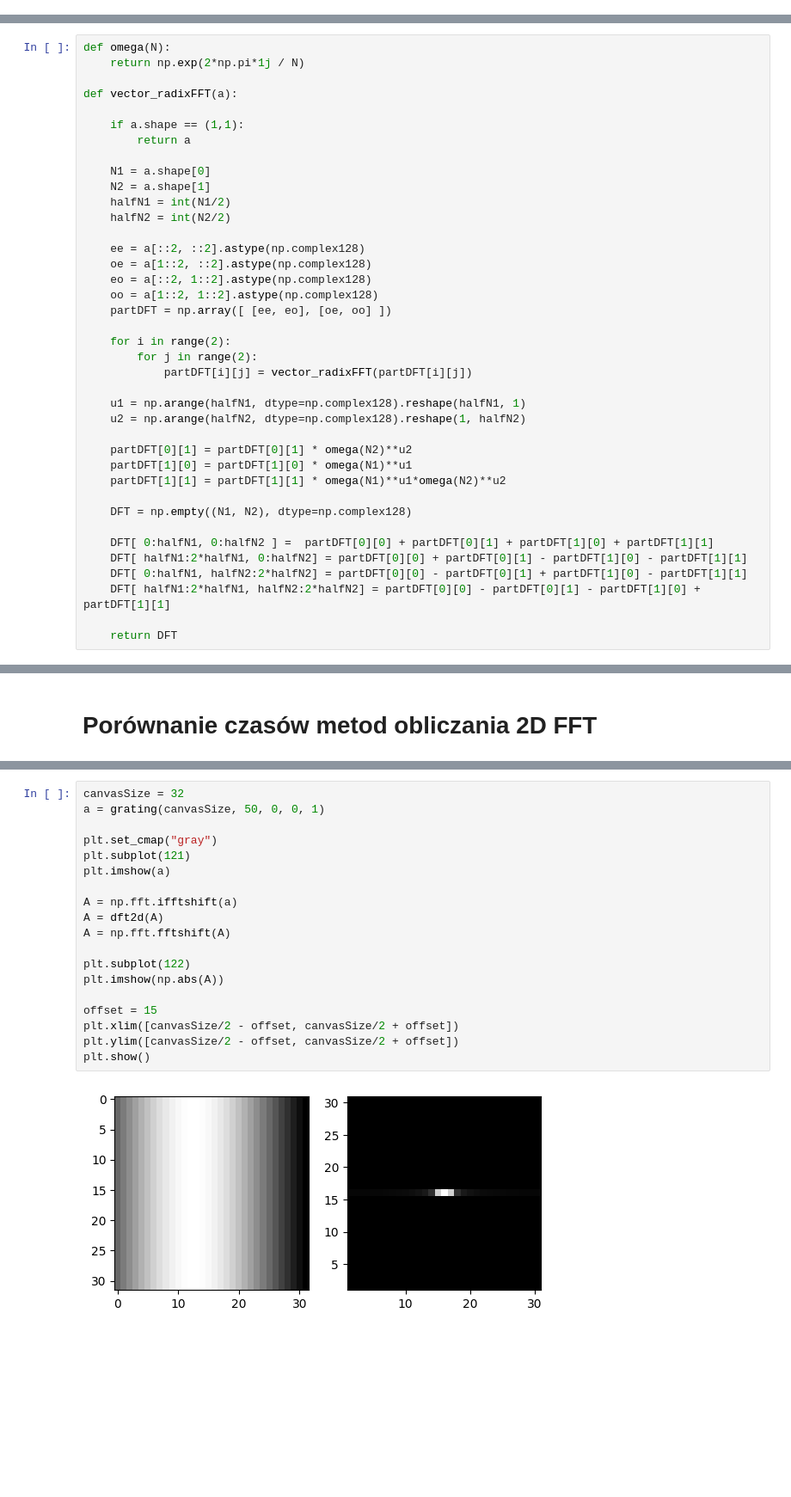
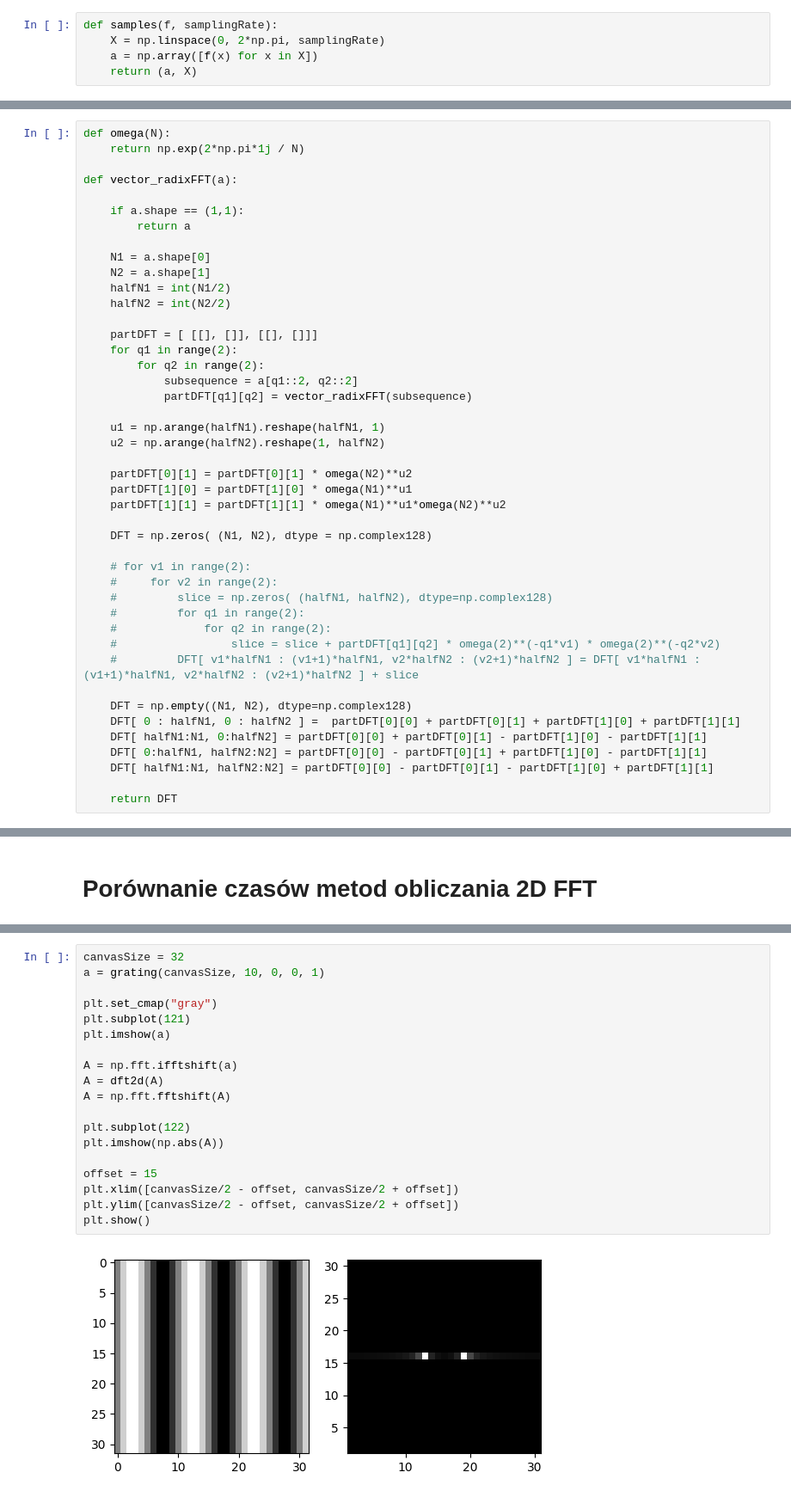
Before and after one commit to 5arcoramphu5/FastFourierTransform, a Jupyter notebook: eksperymenty.ipynb, the cells around one changed output, grey strips where cells are left out. Shown at 86% size. Drawn from its saved outputs; the diff is of its cells as text; blank space fills up the shorter version.

```diff
--- a/eksperymenty.ipynb
+++ b/eksperymenty.ipynb
@@ -10,0 +11,5 @@ plt.style.use('default')
+# %%
+def samples(f, samplingRate):
+    X = np.linspace(0, 2*np.pi, samplingRate)
+    a = np.array([f(x) for x in X])
+    return (a, X)
@@ -240,29 +386,34 @@ def vector_radixFFT(a):
     halfN1 = int(N1/2)
     halfN2 = int(N2/2)
 
-    ee = a[::2, ::2].astype(np.complex128)
-    oe = a[1::2, ::2].astype(np.complex128)
-    eo = a[::2, 1::2].astype(np.complex128)
-    oo = a[1::2, 1::2].astype(np.complex128)
-    partDFT = np.array([ [ee, eo], [oe, oo] ])
+    partDFT = [ [[], []], [[], []]]
+    for q1 in range(2):
+        for q2 in range(2):
+            subsequence = a[q1::2, q2::2]
+            partDFT[q1][q2] = vector_radixFFT(subsequence)
 
-    for i in range(2):
-        for j in range(2):
-            partDFT[i][j] = vector_radixFFT(partDFT[i][j])
-
-    u1 = np.arange(halfN1, dtype=np.complex128).reshape(halfN1, 1)
-    u2 = np.arange(halfN2, dtype=np.complex128).reshape(1, halfN2)
+    u1 = np.arange(halfN1).reshape(halfN1, 1)
+    u2 = np.arange(halfN2).reshape(1, halfN2)
 
     partDFT[0][1] = partDFT[0][1] * omega(N2)**u2
     partDFT[1][0] = partDFT[1][0] * omega(N1)**u1
     partDFT[1][1] = partDFT[1][1] * omega(N1)**u1*omega(N2)**u2
 
+    DFT = np.zeros( (N1, N2), dtype = np.complex128)
+
+    # for v1 in range(2):
+    #     for v2 in range(2):
+    #         slice = np.zeros( (halfN1, halfN2), dtype=np.complex128)
+    #         for q1 in range(2):
+    #             for q2 in range(2):
+    #                 slice = slice + partDFT[q1][q2] * omega(2)**(-q1*v1) * omega(2)**(-q2*v2)
+    #         DFT[ v1*halfN1 : (v1+1)*halfN1, v2*halfN2 : (v2+1)*halfN2 ] = DFT[ v1*halfN1 : (v1+1)*halfN1, v2*halfN2 : (v2+1)*halfN2 ] + slice
+
     DFT = np.empty((N1, N2), dtype=np.complex128)
-
-    DFT[ 0:halfN1, 0:halfN2 ] =  partDFT[0][0] + partDFT[0][1] + partDFT[1][0] + partDFT[1][1]
-    DFT[ halfN1:2*halfN1, 0:halfN2] = partDFT[0][0] + partDFT[0][1] - partDFT[1][0] - partDFT[1][1]
-    DFT[ 0:halfN1, halfN2:2*halfN2] = partDFT[0][0] - partDFT[0][1] + partDFT[1][0] - partDFT[1][1]
-    DFT[ halfN1:2*halfN1, halfN2:2*halfN2] = partDFT[0][0] - partDFT[0][1] - partDFT[1][0] + partDFT[1][1]
+    DFT[ 0 : halfN1, 0 : halfN2 ] =  partDFT[0][0] + partDFT[0][1] + partDFT[1][0] + partDFT[1][1]
+    DFT[ halfN1:N1, 0:halfN2] = partDFT[0][0] + partDFT[0][1] - partDFT[1][0] - partDFT[1][1]
+    DFT[ 0:halfN1, halfN2:N2] = partDFT[0][0] - partDFT[0][1] + partDFT[1][0] - partDFT[1][1]
+    DFT[ halfN1:N1, halfN2:N2] = partDFT[0][0] - partDFT[0][1] - partDFT[1][0] + partDFT[1][1]
 
     return DFT
 # %%
@@ -309,24 +453,24 @@ def dft2d(a):
     return A
 # %%
 canvasSize = 32
-a = grating(canvasSize, 50, 0, 0, 1)
+a = grating(canvasSize, 10, 0, 0, 1)
 
 plt.set_cmap("gray")
 plt.subplot(121)
 plt.imshow(a)
 
 A = np.fft.ifftshift(a)
 A = dft2d(A)
 A = np.fft.fftshift(A)
 
 plt.subplot(122)
 plt.imshow(np.abs(A))
 
 offset = 15
 plt.xlim([canvasSize/2 - offset, canvasSize/2 + offset])
 plt.ylim([canvasSize/2 - offset, canvasSize/2 + offset])
 plt.show()
 # %% [output]
-[figure, old version]
+[figure, new version]
 # %%
 canvasSize = 32
```
Also changed, not shown: parts of 20 cells of this notebook.
